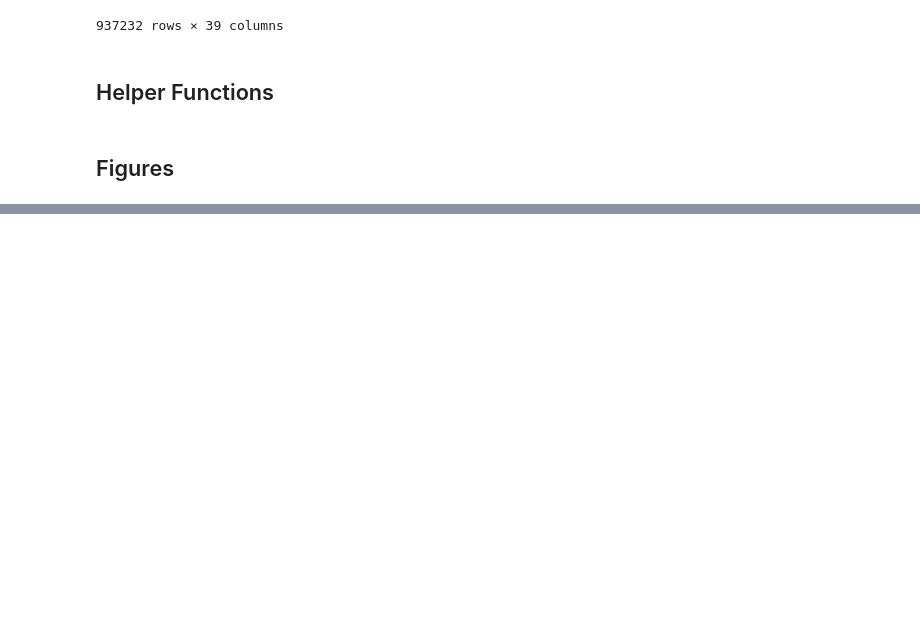
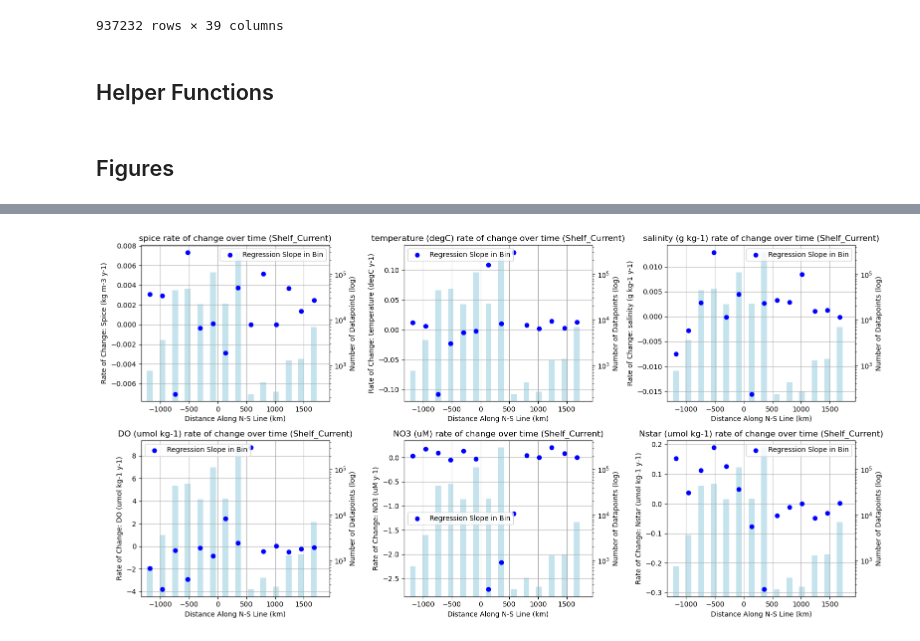
Before and after one commit to SalishSeaCast/analysis-griffon, a Jupyter notebook: notebooks/CaliforniaCurrentAnalysis/CurrentAnalysis_ObservedTrend.ipynb, the cells around one changed output, grey strips where cells are left out. Drawn from its saved outputs; the diff is of its cells as text; code cells hidden in the pictures; blank space fills up the shorter version.

```diff
--- a/notebooks/CaliforniaCurrentAnalysis/CurrentAnalysis_ObservedTrend.ipynb
+++ b/notebooks/CaliforniaCurrentAnalysis/CurrentAnalysis_ObservedTrend.ipynb
@@ -360,0 +373,11 @@ plt.tight_layout()
+# %%
+fig, ax = plt.subplots(2,3, figsize=(16, 8))
+plot_ratediff_NS('spice', 'Shelf_Current', (0,0))
+plot_ratediff_NS('temperature (degC)', 'Shelf_Current', (0,1))
+plot_ratediff_NS('salinity (g kg-1)', 'Shelf_Current', (0,2))
+plot_ratediff_NS('DO (umol kg-1)', 'Shelf_Current', (1,0))
+plot_ratediff_NS('NO3 (uM)', 'Shelf_Current', (1,1))
+plot_ratediff_NS('Nstar (umol kg-1)', 'Shelf_Current', (1,2))
+plt.tight_layout()
+# %% [output]
+[figure, added]
```
Also changed, not shown: parts of 5 cells of this notebook, 3 other files.
